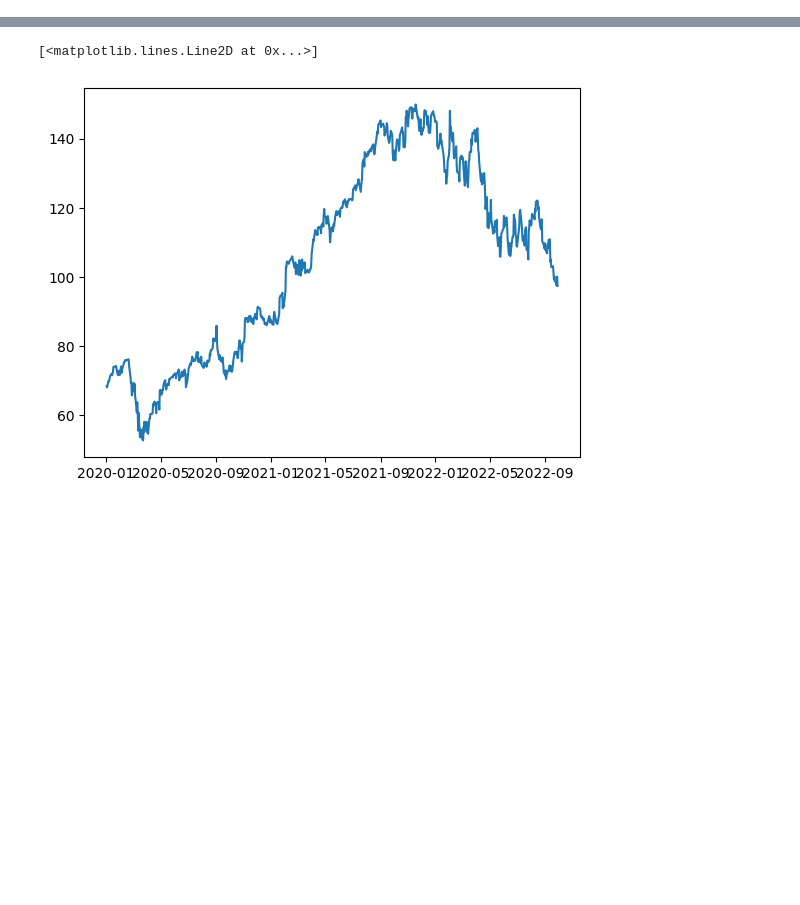
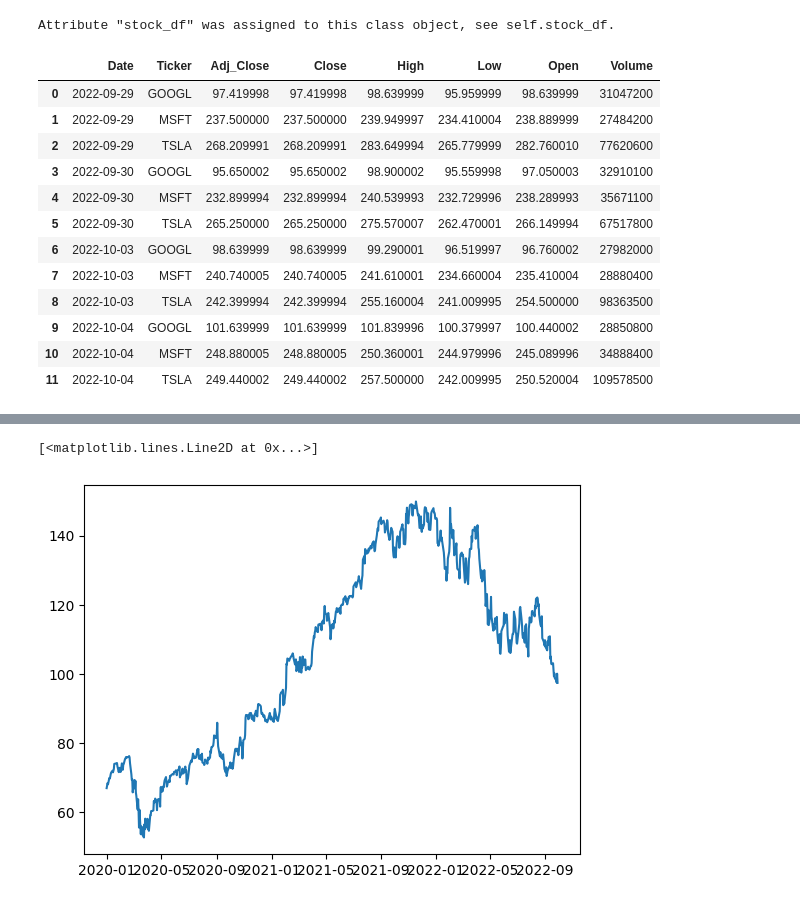
Before and after one commit to WiGram/InvestDB, a Jupyter notebook: stock_analysis.ipynb, the cells around one changed output, grey strips where cells are left out. Drawn from its saved outputs; the diff is of its cells as text; code cells hidden in the pictures; blank space fills up the shorter version.

```diff
--- a/stock_analysis.ipynb
+++ b/stock_analysis.ipynb
@@ -7,2 +10,2 @@ import pyarrow as pa
 # %%
-pd.read_parquet(path='Data/stock_df.parquet', engine='pyarrow').head()
+file_name = 'Data/stock_df.parquet'
@@ -22,0 +12,8 @@ stock_data = yf.download(TICKERS, START_DATE, END_DATE)
+# %%
+try:
+    stock_df = pd.read_parquet(path=file_name, engine='pyarrow')
+    print('File found')
+except FileNotFoundError:
+    print('File not found - moving to download step')
+except:
+    print('Unknown error')
@@ -22,0 +33,20 @@ stock_data = yf.download(TICKERS, START_DATE, END_DATE)
+# %%
+TICKERS = stock_df.Ticker.unique().tolist()
+
+OLD_MIN_DATE = stock_df.Date.min().date()
+print('old min date: ', OLD_MIN_DATE)
+
+OLD_MAX_DATE = stock_df.Date.max().date()
+print('old max date: ', OLD_MAX_DATE)
+
+MY_MIN_DATE = date(2020, 1, 1)
+print('my date: ', MY_MIN_DATE)
+
+START_DATE = np.max([MY_MIN_DATE, OLD_MAX_DATE]) + pd.offsets.BDay(1)
+print('Start date: ', START_DATE)
+
+END_DATE = date.today() - pd.offsets.BDay(1)  # Go back 1 business day from current day
+print('End date: ', END_DATE)
+
+dl_date_range = pd.bdate_range(START_DATE, END_DATE)
+dl_date_range
@@ -22,0 +60,7 @@ stock_data = yf.download(TICKERS, START_DATE, END_DATE)
+# %%
+if len(dl_date_range) > 1:
+    print('Downloading new data')
+    yf_stock_data = yf.download(TICKERS, START_DATE, END_DATE)
+    new_stock_data = SD.YFinData(yf_stock_data)
+else:
+    print('Nothing new to get')
@@ -22,0 +70,20 @@ stock_data = yf.download(TICKERS, START_DATE, END_DATE)
+# %%
+new_stock_data.mk_df()
+# %% [output]
+Attribute "stock_df" was assigned to this class object, see self.stock_df.
+# %%
+new_stock_data.get_df()
+# %% [output]
+|  | Date | Ticker | Adj_Close | Close | High | Low | Open | Volume |
+| 0 | 2022-09-29 | GOOGL | 97.419998 | 97.419998 | 98.639999 | 95.959999 | 98.639999 | 31047200 |
+| 1 | 2022-09-29 | MSFT | 237.500000 | 237.500000 | 239.949997 | 234.410004 | 238.889999 | 27484200 |
+| 2 | 2022-09-29 | TSLA | 268.209991 | 268.209991 | 283.649994 | 265.779999 | 282.760010 | 77620600 |
+| 3 | 2022-09-30 | GOOGL | 95.650002 | 95.650002 | 98.900002 | 95.559998 | 97.050003 | 32910100 |
+| 4 | 2022-09-30 | MSFT | 232.899994 | 232.899994 | 240.539993 | 232.729996 | 238.289993 | 35671100 |
+| 5 | 2022-09-30 | TSLA | 265.250000 | 265.250000 | 275.570007 | 262.470001 | 266.149994 | 67517800 |
+| 6 | 2022-10-03 | GOOGL | 98.639999 | 98.639999 | 99.290001 | 96.519997 | 96.760002 | 27982000 |
+| 7 | 2022-10-03 | MSFT | 240.740005 | 240.740005 | 241.610001 | 234.660004 | 235.410004 | 28880400 |
+| 8 | 2022-10-03 | TSLA | 242.399994 | 242.399994 | 255.160004 | 241.009995 | 254.500000 | 98363500 |
+| 9 | 2022-10-04 | GOOGL | 101.639999 | 101.639999 | 101.839996 | 100.379997 | 100.440002 | 28850800 |
+| 10 | 2022-10-04 | MSFT | 248.880005 | 248.880005 | 250.360001 | 244.979996 | 245.089996 | 34888400 |
+| 11 | 2022-10-04 | TSLA | 249.440002 | 249.440002 | 257.500000 | 242.009995 | 250.520004 | 109578500 |
```
Also changed, not shown: parts of 23 cells of this notebook, 1 other file.
